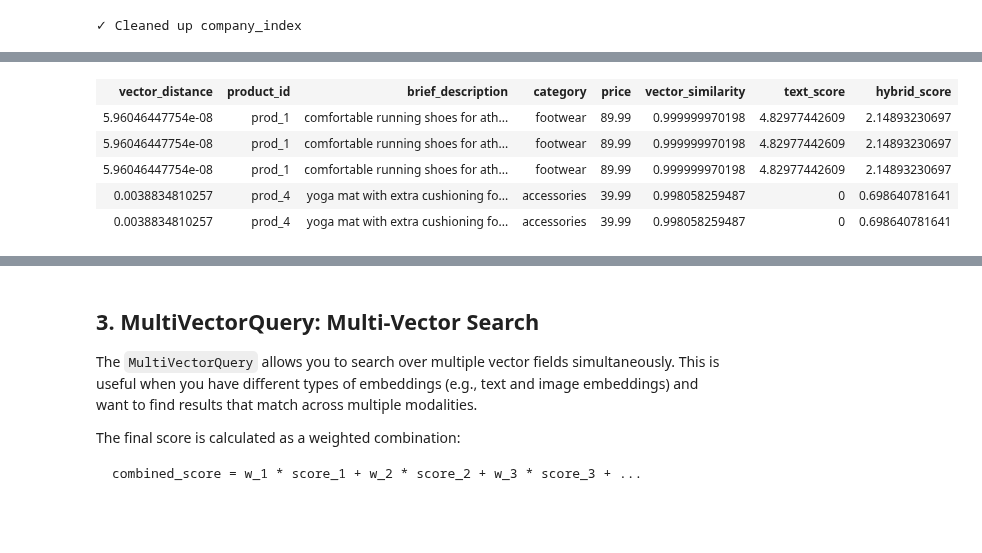
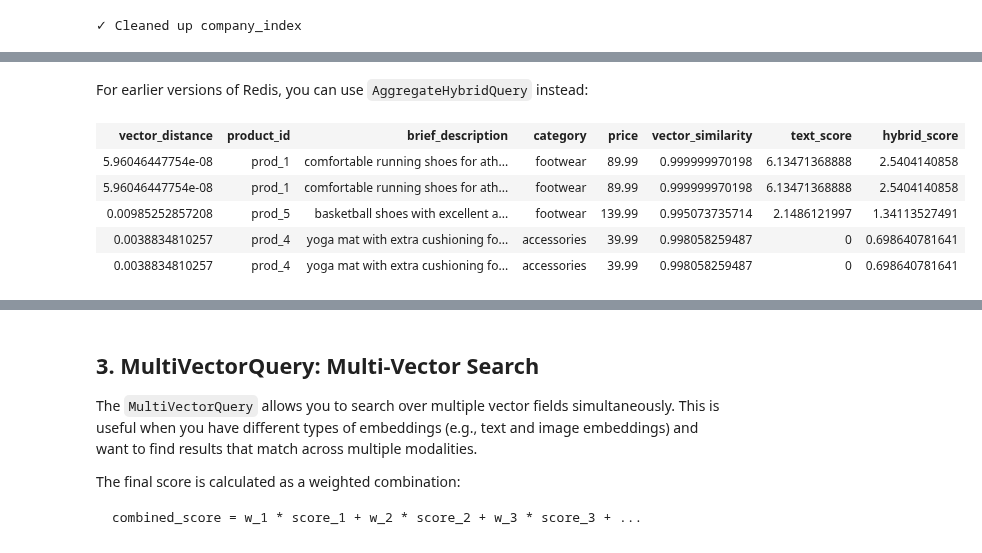
Before and after one commit to redis/redis-vl-python, a Jupyter notebook: docs/user_guide/11_advanced_queries.ipynb, the cells around one changed output, grey strips where cells are left out. Cells and saved outputs as stored; diff of their text form; code cells hidden in the pictures; blank space fills up the shorter version.

```diff
--- a/docs/user_guide/11_advanced_queries.ipynb
+++ b/docs/user_guide/11_advanced_queries.ipynb
@@ -489,23 +530,24 @@ Let's search for "running" with both text and semantic search:
+# %% [markdown]
+For earlier versions of Redis, you can use `AggregateHybridQuery` instead:
 # %%
 from redisvl.query import AggregateHybridQuery
 
-# Create a hybrid query
-hybrid_query = AggregateHybridQuery(
+agg_hybrid_query = AggregateHybridQuery(
     text="running shoes",
     text_field_name="brief_description",
     vector=[0.1, 0.2, 0.1],  # Query vector
     vector_field_name="text_embedding",
     return_fields=["product_id", "brief_description", "category", "price"],
     num_results=5
 )
 
-results = index.query(hybrid_query)
+results = index.query(agg_hybrid_query)
 result_print(results)
 # %% [output]
 | vector_distance | product_id | brief_description | category | price | vector_similarity | text_score | hybrid_score |
-| 5.96046447754e-08 | prod_1 | comfortable running shoes for ath... | footwear | 89.99 | 0.999999970198 | 4.82977442609 | 2.14893230697 |
-| 5.96046447754e-08 | prod_1 | comfortable running shoes for ath... | footwear | 89.99 | 0.999999970198 | 4.82977442609 | 2.14893230697 |
-| 5.96046447754e-08 | prod_1 | comfortable running shoes for ath... | footwear | 89.99 | 0.999999970198 | 4.82977442609 | 2.14893230697 |
+| 5.96046447754e-08 | prod_1 | comfortable running shoes for ath... | footwear | 89.99 | 0.999999970198 | 6.13471368888 | 2.5404140858 |
+| 5.96046447754e-08 | prod_1 | comfortable running shoes for ath... | footwear | 89.99 | 0.999999970198 | 6.13471368888 | 2.5404140858 |
+| 0.00985252857208 | prod_5 | basketball shoes with excellent a... | footwear | 139.99 | 0.995073735714 | 2.1486121997 | 1.34113527491 |
 | 0.0038834810257 | prod_4 | yoga mat with extra cushioning fo... | accessories | 39.99 | 0.998058259487 | 0 | 0.698640781641 |
 | 0.0038834810257 | prod_4 | yoga mat with extra cushioning fo... | accessories | 39.99 | 0.998058259487 | 0 | 0.698640781641 |
 # %% [markdown]
```
Also changed, not shown: parts of 36 cells of this notebook, 15 other files.
